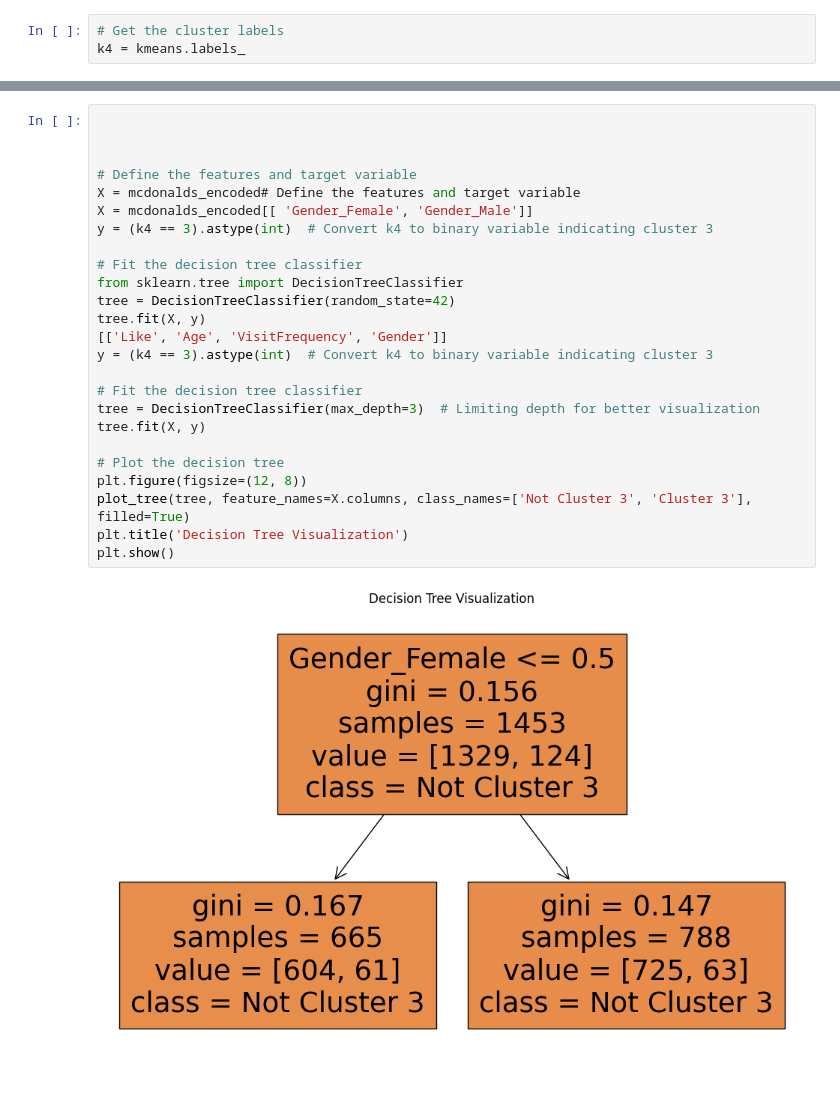
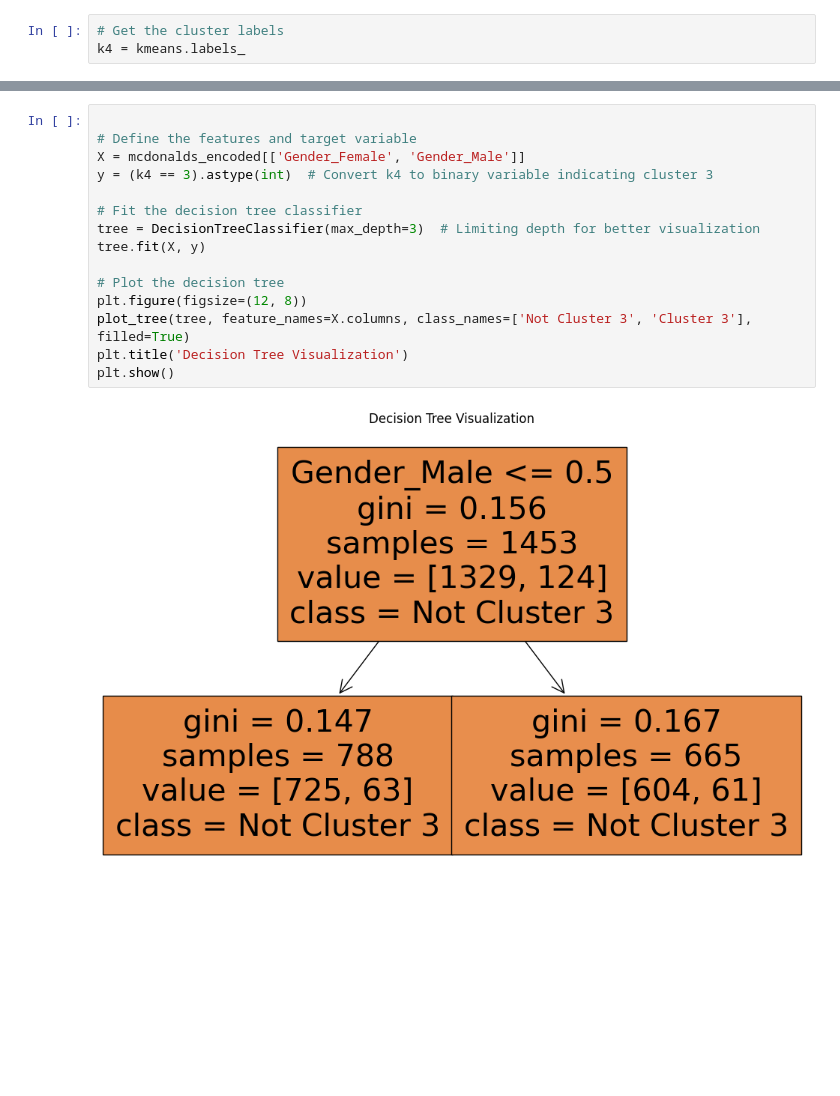
Before and after one commit to jhaaman45/MSAMCD, a Jupyter notebook: MSA_MCD.ipynb, the cells around one changed output, grey strips where cells are left out. Drawn from its saved outputs; the diff is of its cells as text; blank space fills up the shorter version.

```diff
--- a/MSA_MCD.ipynb
+++ b/MSA_MCD.ipynb
@@ -487,27 +481,17 @@ NameError: name 'X' is not defined
 # %%
 
-
-
 # Define the features and target variable
-X = mcdonalds_encoded# Define the features and target variable
-X = mcdonalds_encoded[[ 'Gender_Female', 'Gender_Male']]
-y = (k4 == 3).astype(int)  # Convert k4 to binary variable indicating cluster 3
-
-# Fit the decision tree classifier
-from sklearn.tree import DecisionTreeClassifier
-tree = DecisionTreeClassifier(random_state=42)
-tree.fit(X, y)
-[['Like', 'Age', 'VisitFrequency', 'Gender']]
+X = mcdonalds_encoded[['Gender_Female', 'Gender_Male']]
 y = (k4 == 3).astype(int)  # Convert k4 to binary variable indicating cluster 3
 
 # Fit the decision tree classifier
 tree = DecisionTreeClassifier(max_depth=3)  # Limiting depth for better visualization
 tree.fit(X, y)
 
 # Plot the decision tree
 plt.figure(figsize=(12, 8))
 plot_tree(tree, feature_names=X.columns, class_names=['Not Cluster 3', 'Cluster 3'], filled=True)
 plt.title('Decision Tree Visualization')
 plt.show()
 # %% [output]
-[figure, old version]
+[figure, new version]
```
Also changed, not shown: parts of 21 cells of this notebook.
